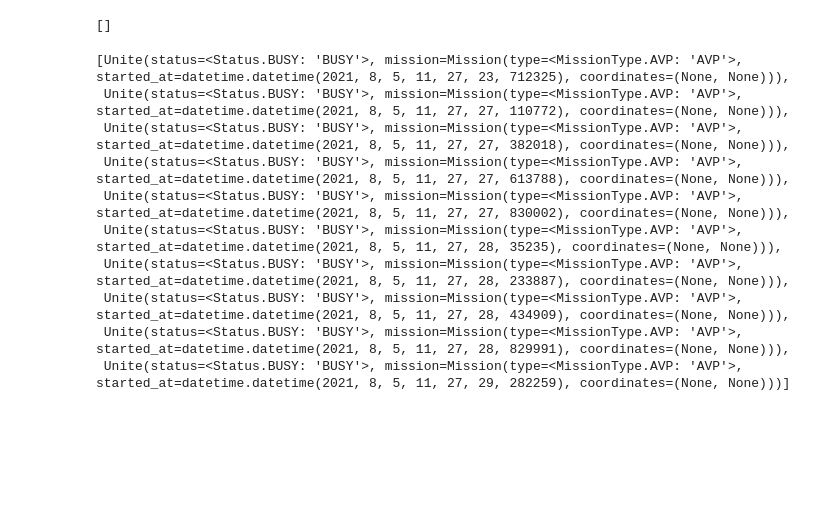
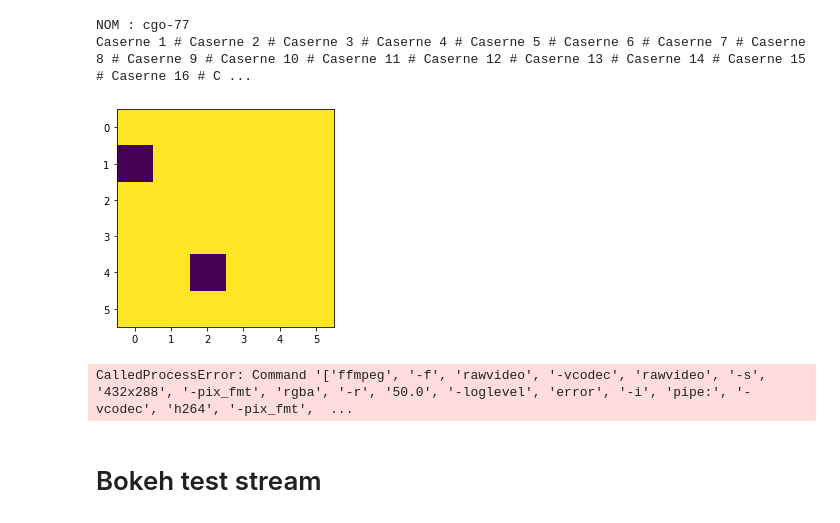
Before and after one commit to rcourivaud/emergency_availablity, a Jupyter notebook: Exploration.ipynb, the cells around one changed output. Drawn from its saved outputs; the diff is of its cells as text; code cells hidden in the pictures; blank space fills up the shorter version.

```diff
--- a/Exploration.ipynb
+++ b/Exploration.ipynb
@@ -7,6 +17,14 @@ def get_random_value(a=1, b=10):
+# %%
+def get_random_value(loc=10, scale=10):
+    return max(1, np.random.normal(loc=loc, scale=scale))
 # %%
+@dataclass
 class Clock:
+    diff: timedelta = timedelta(0)
 
     def get_now(self):
-        return datetime.now()
+        return datetime.now() + self.diff
+# %%
+class NoUniteAvailable(Exception):
+    pass
 # %%
@@ -112,19 +176,31 @@ c.setup_unites()
-# %%
-m = Mission()
-c.process_mission(m)
-c.get_available_unites()
-# %% [output]
-[]
-# %%
-c.unites
-# %% [output]
-[Unite(status=<Status.BUSY: 'BUSY'>, mission=Mission(type=<MissionType.AVP: 'AVP'>, started_at=datetime.datetime(2021, 8, 5, 11, 27, 23, 712325), coordinates=(None, None))),
- Unite(status=<Status.BUSY: 'BUSY'>, mission=Mission(type=<MissionType.AVP: 'AVP'>, started_at=datetime.datetime(2021, 8, 5, 11, 27, 27, 110772), coordinates=(None, None))),
- Unite(status=<Status.BUSY: 'BUSY'>, mission=Mission(type=<MissionType.AVP: 'AVP'>, started_at=datetime.datetime(2021, 8, 5, 11, 27, 27, 382018), coordinates=(None, None))),
- Unite(status=<Status.BUSY: 'BUSY'>, mission=Mission(type=<MissionType.AVP: 'AVP'>, started_at=datetime.datetime(2021, 8, 5, 11, 27, 27, 613788), coordinates=(None, None))),
- Unite(status=<Status.BUSY: 'BUSY'>, mission=Mission(type=<MissionType.AVP: 'AVP'>, started_at=datetime.datetime(2021, 8, 5, 11, 27, 27, 830002), coordinates=(None, None))),
- Unite(status=<Status.BUSY: 'BUSY'>, mission=Mission(type=<MissionType.AVP: 'AVP'>, started_at=datetime.datetime(2021, 8, 5, 11, 27, 28, 35235), coordinates=(None, None))),
- Unite(status=<Status.BUSY: 'BUSY'>, mission=Mission(type=<MissionType.AVP: 'AVP'>, started_at=datetime.datetime(2021, 8, 5, 11, 27, 28, 233887), coordinates=(None, None))),
- Unite(status=<Status.BUSY: 'BUSY'>, mission=Mission(type=<MissionType.AVP: 'AVP'>, started_at=datetime.datetime(2021, 8, 5, 11, 27, 28, 434909), coordinates=(None, None))),
- Unite(status=<Status.BUSY: 'BUSY'>, mission=Mission(type=<MissionType.AVP: 'AVP'>, started_at=datetime.datetime(2021, 8, 5, 11, 27, 28, 829991), coordinates=(None, None))),
- Unite(status=<Status.BUSY: 'BUSY'>, mission=Mission(type=<MissionType.AVP: 'AVP'>, started_at=datetime.datetime(2021, 8, 5, 11, 27, 29, 282259), coordinates=(None, None)))]
+# %%
+uf = UniteFonctionnelle("cgo-77")
+# %%
+uf
+# %% [output]
+NOM : cgo-77
+Caserne 1 # Caserne 2 # Caserne 3 # Caserne 4 # Caserne 5 # Caserne 6 # Caserne 7 # Caserne 8 # Caserne 9 # Caserne 10 # Caserne 11 # Caserne 12 # Caserne 13 # Caserne 14 # Caserne 15 # Caserne 16 # C ...
+# %%
+
+
+fig, ax = plt.subplots();
+im = ax.imshow(uf.matrix, animated=True);
+
+def animate(i):
+
+    #print(counter)
+    for _ in range(2):
+        m = Mission()
+        uf.assign_mission(m)
+    _ = ax.imshow(uf.matrix, animated=True);
+    return im,
+
+ani = FuncAnimation(fig, animate, frames=100, interval=20, blit=True);
+# %% [output]
+[figure, added]
+# %%
+HTML(ani.to_html5_video())
+# %% [output]
+CalledProcessError: Command '['ffmpeg', '-f', 'rawvideo', '-vcodec', 'rawvideo', '-s', '432x288', '-pix_fmt', 'rgba', '-r', '50.0', '-loglevel', 'error', '-i', 'pipe:', '-vcodec', 'h264', '-pix_fmt',  ...
+# %% [markdown]
+# Bokeh test stream
```
Also changed, not shown: parts of 10 cells of this notebook, 2 other files.
